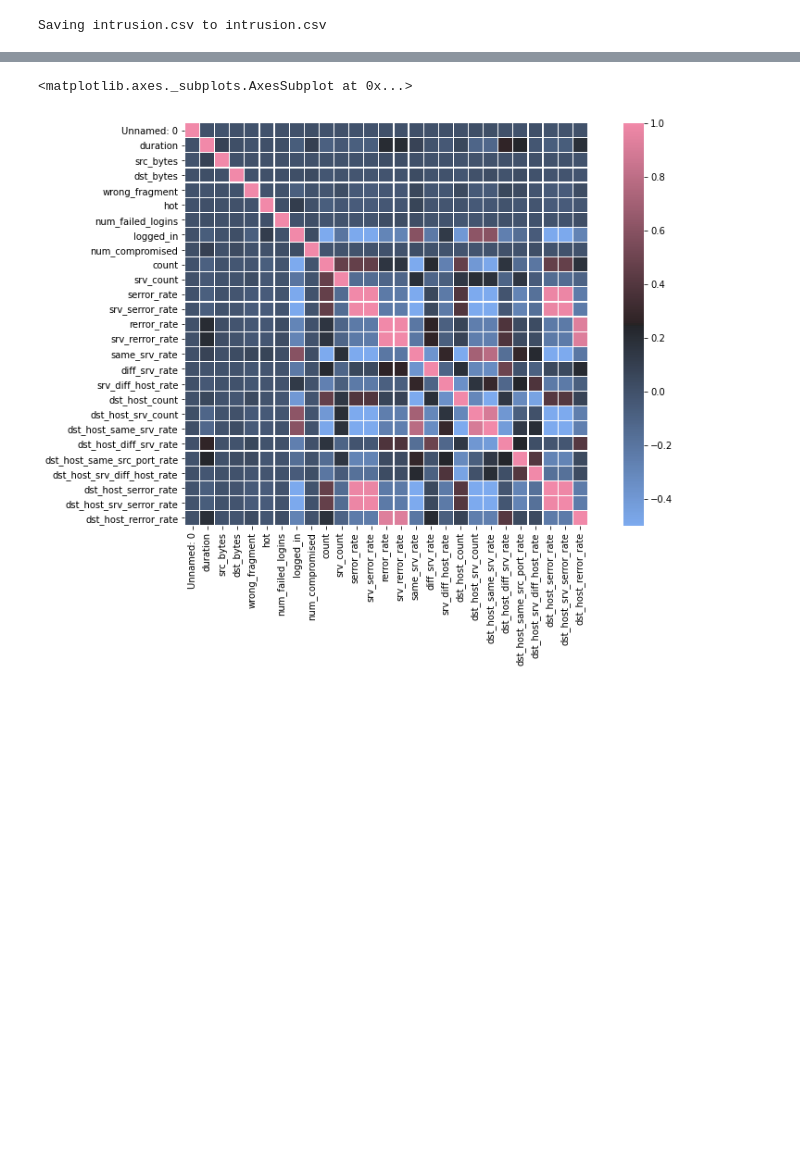
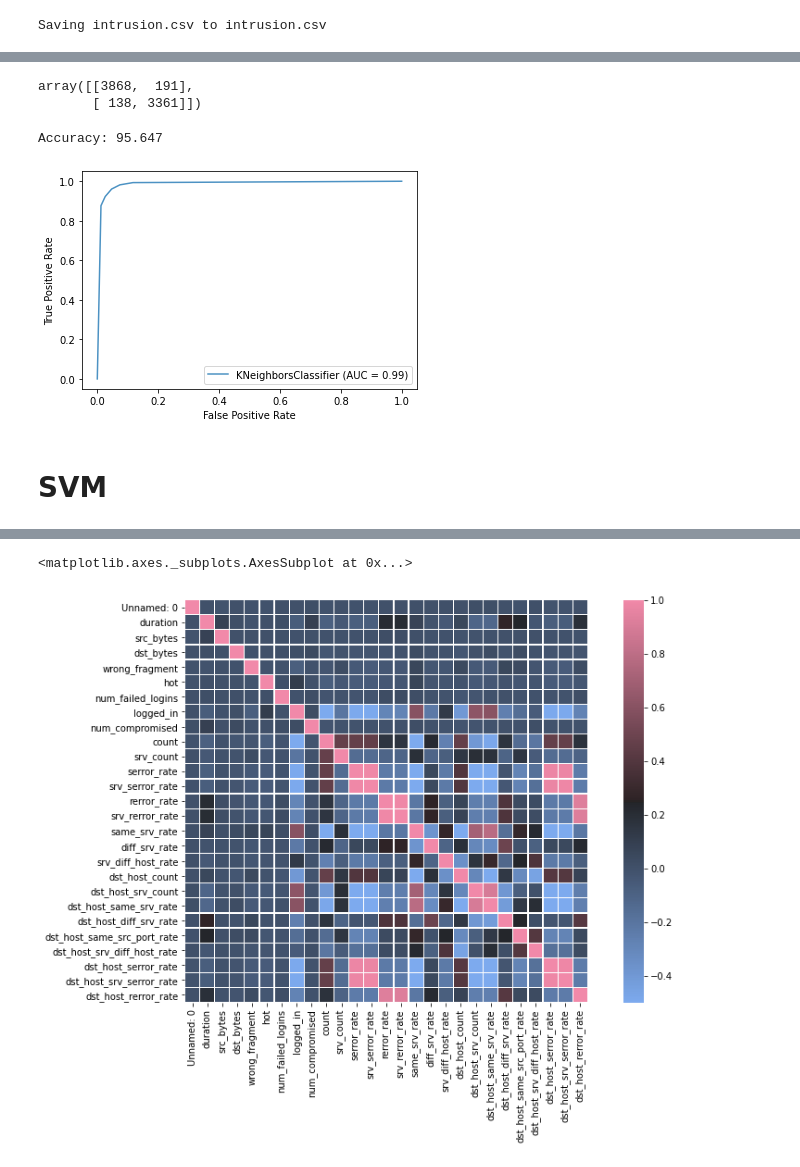
Before and after one commit to riddhigarg2605/Network-traffic-analysis-using-ML, a Jupyter notebook: Network_Intrusion_analysis.ipynb, the cells around one changed output, grey strips where cells are left out. Drawn from its saved outputs; the diff is of its cells as text; code cells hidden in the pictures; blank space fills up the shorter version.

```diff
--- a/Network_Intrusion_analysis.ipynb
+++ b/Network_Intrusion_analysis.ipynb
@@ -35,0 +225,3 @@ plt.rcParams['figure.figsize'] = (6, 4)
+# %%
+classifier = KNeighborsClassifier(n_neighbors=5)
+classifier.fit(X_train,y_train)
@@ -35,0 +245,21 @@ plt.rcParams['figure.figsize'] = (6, 4)
+# %%
+confusion_matrix(y_test,y_pred)
+# %% [output]
+array([[3868,  191],
+       [ 138, 3361]])
+# %%
+accuracy_score(y_test, y_pred)
+acc2 = accuracy_score(y_test, y_pred)
+acc2 = acc2*100
+print('Accuracy: %.3f' % acc2)
+# %% [output]
+Accuracy: 95.647
+# %%
+ax = plt.gca()
+rfc_disp = plot_roc_curve(classifier, X_test, y_test, ax=ax, alpha=0.8)
+#svc_disp.plot(ax=ax, alpha=0.8)
+plt.show()
+# %% [output]
+[figure, added]
+# %% [markdown]
+# SVM
```
Also changed, not shown: parts of 78 cells of this notebook.
